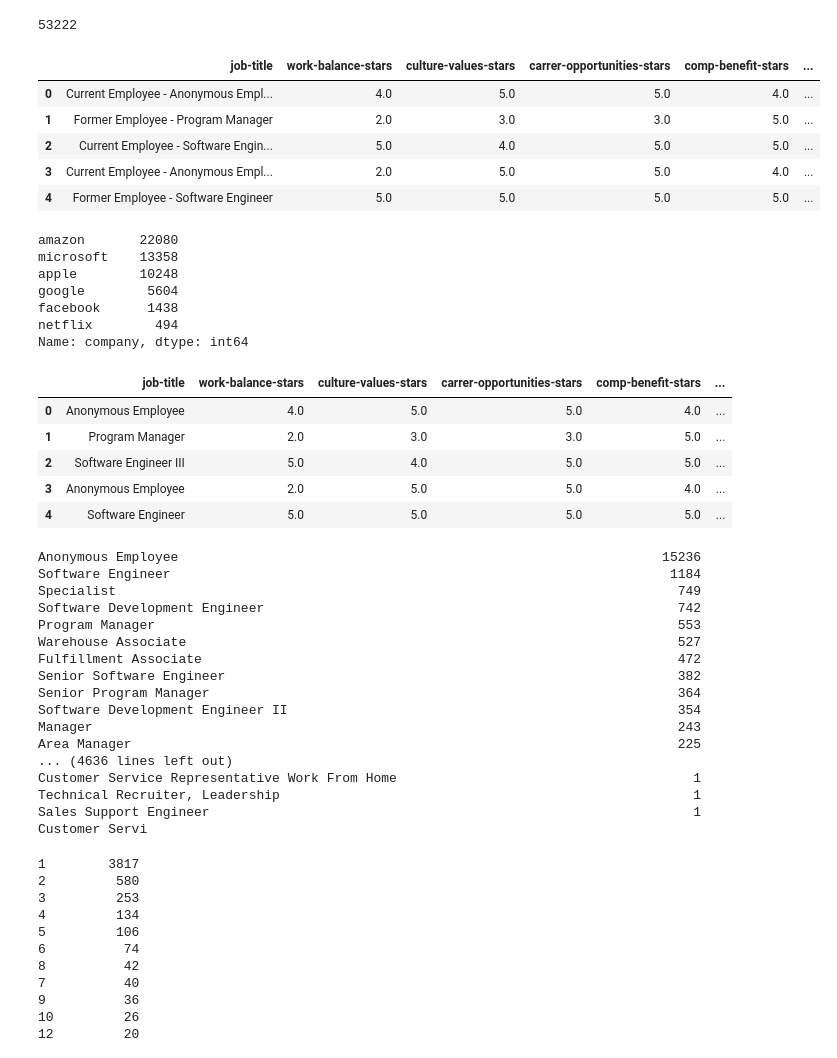
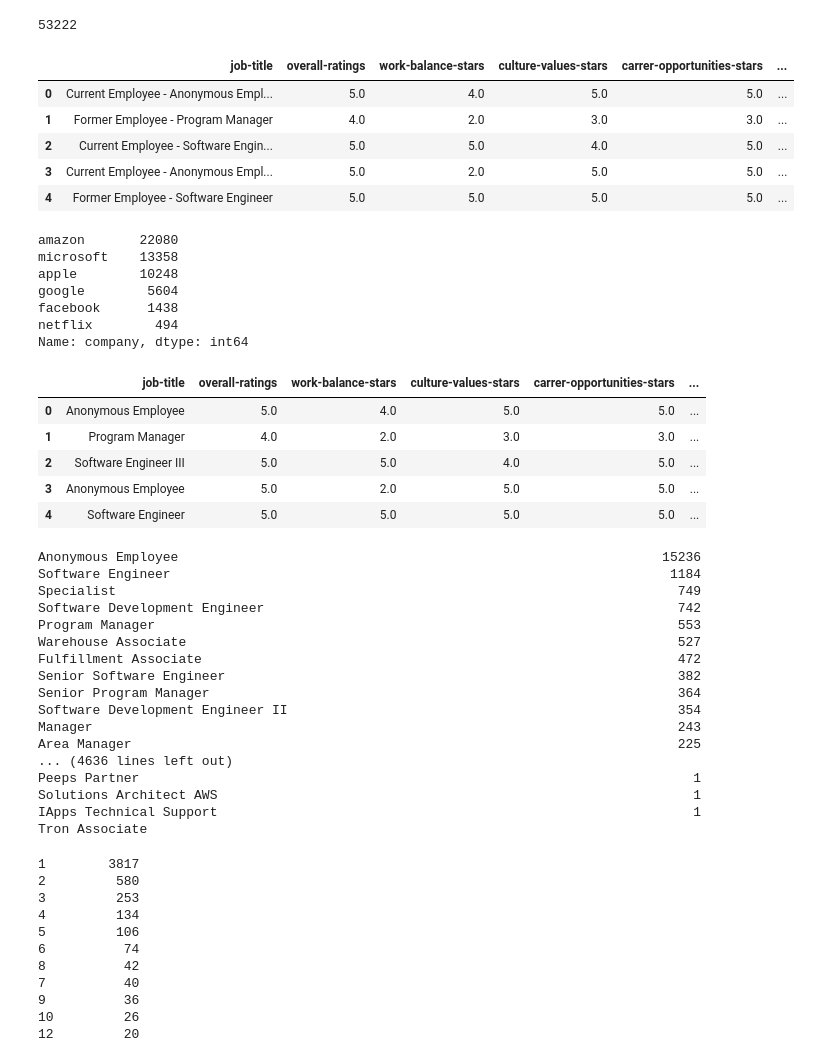
Before and after one commit to OnkelDunkel/MLExamProject, a Jupyter notebook: Read data.ipynb, the cells around one changed output. Drawn from its saved outputs; the diff is of its cells as text; code cells hidden in the pictures.

```diff
--- a/Read data.ipynb
+++ b/Read data.ipynb
@@ -45,14 +45,14 @@ df.count()[0]
 # %% [output]
 53222
 # %%
-df = df[["job-title", "work-balance-stars","culture-values-stars","carrer-opportunities-stars","comp-benefit-stars","senior-mangemnet-stars","company"]]
+df = df[["job-title", "overall-ratings", "work-balance-stars","culture-values-stars","carrer-opportunities-stars","comp-benefit-stars","senior-mangemnet-stars","company"]]
 df.head()
 # %% [output]
-|  | job-title | work-balance-stars | culture-values-stars | carrer-opportunities-stars | comp-benefit-stars | ... |
-| 0 | Current Employee - Anonymous Empl... | 4.0 | 5.0 | 5.0 | 4.0 | ... |
-| 1 | Former Employee - Program Manager | 2.0 | 3.0 | 3.0 | 5.0 | ... |
-| 2 | Current Employee - Software Engin... | 5.0 | 4.0 | 5.0 | 5.0 | ... |
-| 3 | Current Employee - Anonymous Empl... | 2.0 | 5.0 | 5.0 | 4.0 | ... |
+|  | job-title | overall-ratings | work-balance-stars | culture-values-stars | carrer-opportunities-stars | ... |
+| 0 | Current Employee - Anonymous Empl... | 5.0 | 4.0 | 5.0 | 5.0 | ... |
+| 1 | Former Employee - Program Manager | 4.0 | 2.0 | 3.0 | 3.0 | ... |
+| 2 | Current Employee - Software Engin... | 5.0 | 5.0 | 4.0 | 5.0 | ... |
+| 3 | Current Employee - Anonymous Empl... | 5.0 | 2.0 | 5.0 | 5.0 | ... |
 | 4 | Former Employee - Software Engineer | 5.0 | 5.0 | 5.0 | 5.0 | ... |
 # %%
 df["company"].value_counts()
@@ -71,11 +71,11 @@ df["current"] = df_job_split.current
 # %%
 df.head()
 # %% [output]
-|  | job-title | work-balance-stars | culture-values-stars | carrer-opportunities-stars | comp-benefit-stars | ... |
-| 0 | Anonymous Employee | 4.0 | 5.0 | 5.0 | 4.0 | ... |
-| 1 | Program Manager | 2.0 | 3.0 | 3.0 | 5.0 | ... |
-| 2 | Software Engineer III | 5.0 | 4.0 | 5.0 | 5.0 | ... |
-| 3 | Anonymous Employee | 2.0 | 5.0 | 5.0 | 4.0 | ... |
+|  | job-title | overall-ratings | work-balance-stars | culture-values-stars | carrer-opportunities-stars | ... |
+| 0 | Anonymous Employee | 5.0 | 4.0 | 5.0 | 5.0 | ... |
+| 1 | Program Manager | 4.0 | 2.0 | 3.0 | 3.0 | ... |
+| 2 | Software Engineer III | 5.0 | 5.0 | 4.0 | 5.0 | ... |
+| 3 | Anonymous Employee | 5.0 | 2.0 | 5.0 | 5.0 | ... |
 | 4 | Software Engineer | 5.0 | 5.0 | 5.0 | 5.0 | ... |
 # %%
 pd.options.display.max_rows = 6000
@@ -94,10 +94,10 @@ Software Development Engineer II
 Manager                                                                           243
 Area Manager                                                                      225
 ... (4636 lines left out)
-Customer Service Representative Work From Home                                      1
-Technical Recruiter, Leadership                                                     1
-Sales Support Engineer                                                              1
-Customer Servi
+Peeps Partner                                                                       1
+Solutions Architect AWS                                                             1
+IApps Technical Support                                                             1
+Tron Associate
 # %%
 df["job-title"].value_counts().value_counts()
 # %% [output]
```
Also changed, not shown: parts of 19 cells of this notebook, 4 other files.
